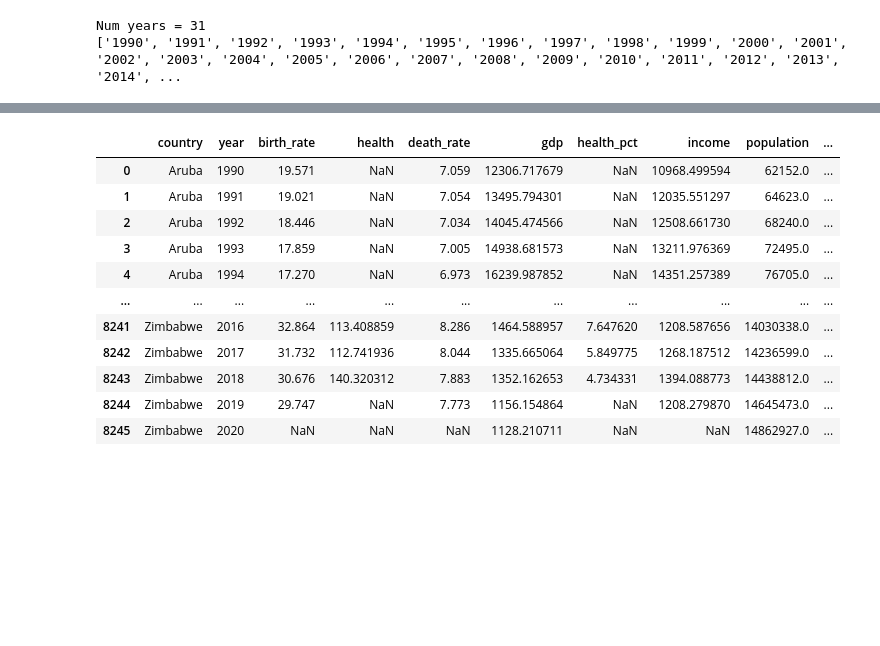
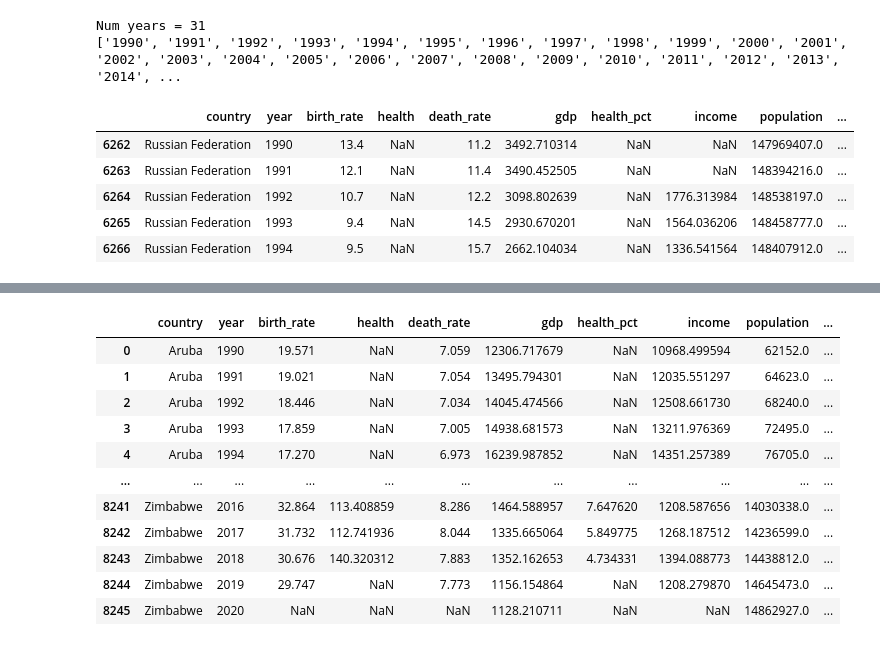
Before and after one commit to anajuarezar/Suicide-Analysis, a Jupyter notebook: data/WB_Exploration.ipynb, the cells around one changed output, grey strips where cells are left out. Drawn from its saved outputs; the diff is of its cells as text; code cells hidden in the pictures; blank space fills up the shorter version.

Commit message:
extract all and owid_and_wb correct

```diff
--- a/data/WB_Exploration.ipynb
+++ b/data/WB_Exploration.ipynb
@@ -130,3 +130,13 @@ extract_all = pd.DataFrame({
     'unemployment': unemployment
 
 })
+# %%
+after_russia = extract_all.loc[(extract_all["country"]== "Russian Federation")]
+after_russia.head()
+# %% [output]
+|  | country | year | birth_rate | health | death_rate | gdp | health_pct | income | population | ... |
+| 6262 | Russian Federation | 1990 | 13.4 | NaN | 11.2 | 3492.710314 | NaN | NaN | 147969407.0 | ... |
+| 6263 | Russian Federation | 1991 | 12.1 | NaN | 11.4 | 3490.452505 | NaN | NaN | 148394216.0 | ... |
+| 6264 | Russian Federation | 1992 | 10.7 | NaN | 12.2 | 3098.802639 | NaN | 1776.313984 | 148538197.0 | ... |
+| 6265 | Russian Federation | 1993 | 9.4 | NaN | 14.5 | 2930.670201 | NaN | 1564.036206 | 148458777.0 | ... |
+| 6266 | Russian Federation | 1994 | 9.5 | NaN | 15.7 | 2662.104034 | NaN | 1336.541564 | 148407912.0 | ... |
```
Also changed, not shown: parts of 3 cells of this notebook, 4 other files.
